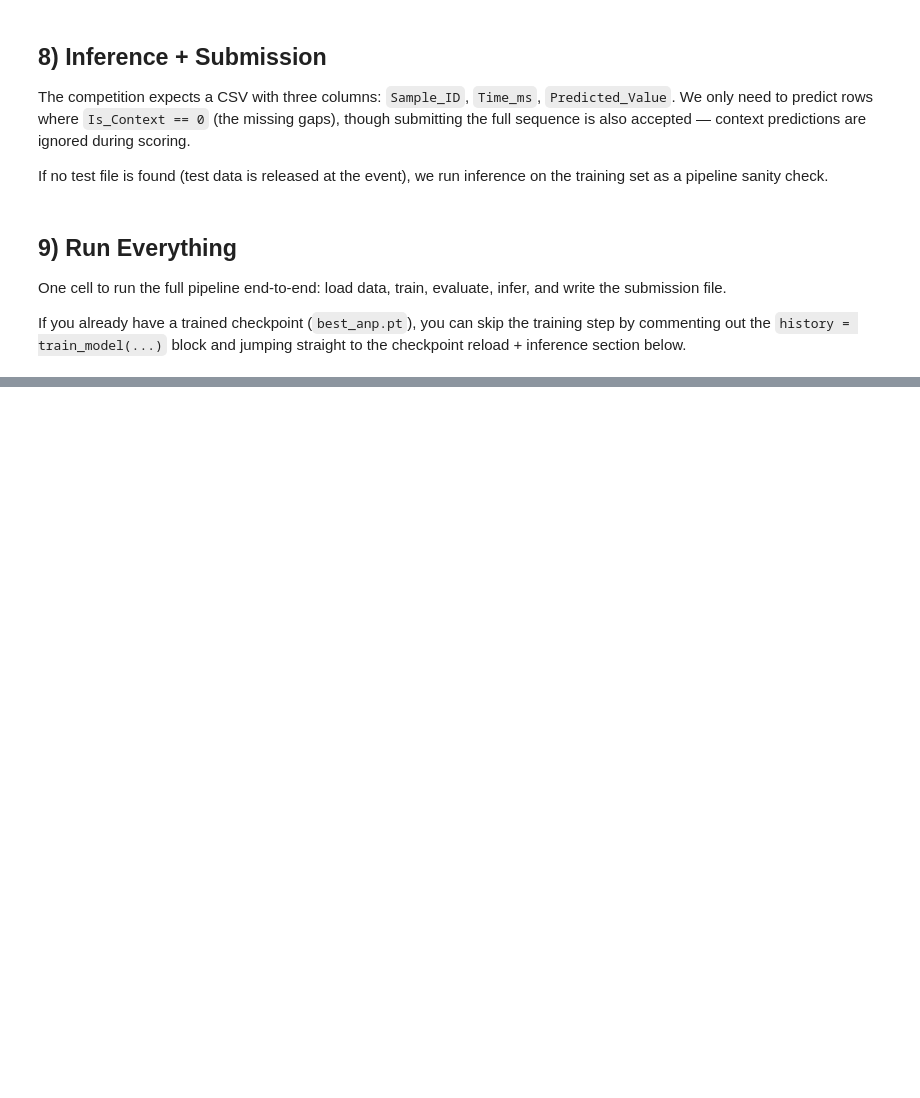
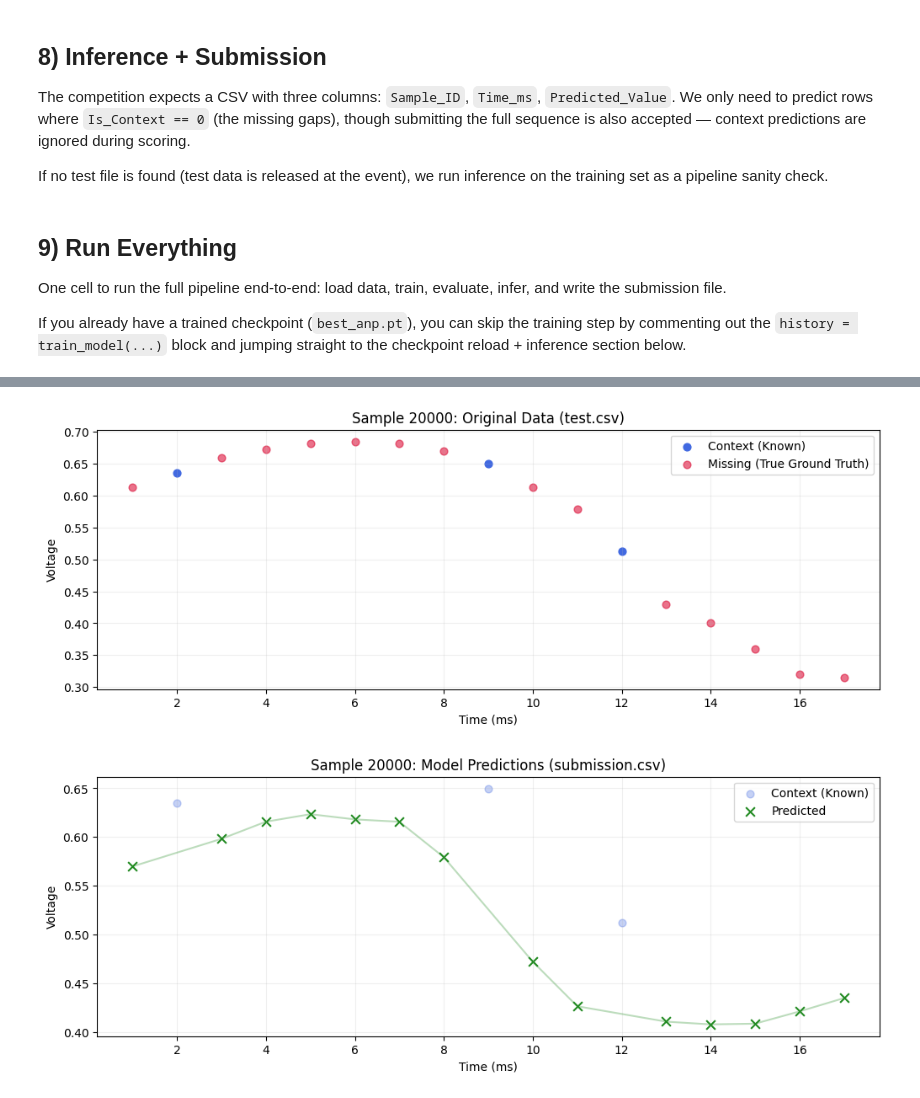
Before and after one commit to amancodes8/Spectral-Bridge, a Jupyter notebook: spectral_bridge_anp_notebook.ipynb, the cells around one changed output, grey strips where cells are left out. Drawn from its saved outputs; the diff is of its cells as text; code cells hidden in the pictures; blank space fills up the shorter version.

```diff
--- a/spectral_bridge_anp_notebook.ipynb
+++ b/spectral_bridge_anp_notebook.ipynb
@@ -1068,0 +1196,39 @@ KeyboardInterrupt:
+# %%
+# Load the data to visualize performance on test samples
+test_df = pd.read_csv('test.csv')
+pred_df = pd.read_csv('submission.csv')
+
+unique_samples = test_df['Sample_ID'].unique()
+
+# Visualize the first two available samples with separate graphs
+for sid in unique_samples[:2]:
+    test_sample = test_df[test_df['Sample_ID'] == sid].sort_values('Time_ms')
+    pred_sample = pred_df[pred_df['Sample_ID'] == sid].sort_values('Time_ms')
+
+    # Plot 1: Original test.csv Data
+    plt.figure(figsize=(12, 4))
+    ctx = test_sample[test_sample['Is_Context'] == 1]
+    tgt = test_sample[test_sample['Is_Context'] == 0]
+    plt.scatter(ctx['Time_ms'], ctx['Value'], color='royalblue', label='Context (Known)', s=40)
+    plt.scatter(tgt['Time_ms'], tgt['Value'], color='crimson', label='Missing (True Ground Truth)', s=40, alpha=0.6)
+    plt.title(f'Sample {sid}: Original Data (test.csv)')
+    plt.xlabel('Time (ms)')
+    plt.ylabel('Voltage')
+    plt.legend()
+    plt.grid(alpha=0.2)
+    plt.show()
+
+    # Plot 2: submission.csv Predictions
+    plt.figure(figsize=(12, 4))
+    plt.scatter(ctx['Time_ms'], ctx['Value'], color='royalblue', label='Context (Known)', s=40, alpha=0.3)
+    plt.scatter(pred_sample['Time_ms'], pred_sample['Predicted_Value'], color='forestgreen', label='Predicted', marker='x', s=60)
+    plt.plot(pred_sample['Time_ms'], pred_sample['Predicted_Value'], color='forestgreen', alpha=0.3)
+    plt.title(f'Sample {sid}: Model Predictions (submission.csv)')
+    plt.xlabel('Time (ms)')
+    plt.ylabel('Voltage')
+    plt.legend()
+    plt.grid(alpha=0.2)
+    plt.show()
+# %% [output]
+[figure, added]
+[figure, added]
```
Also changed, not shown: parts of 6 cells of this notebook, 3 other files.
